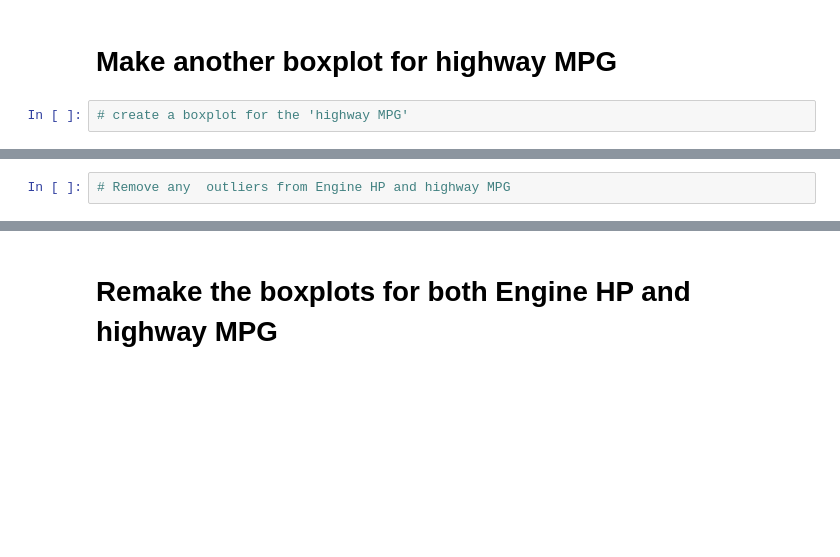
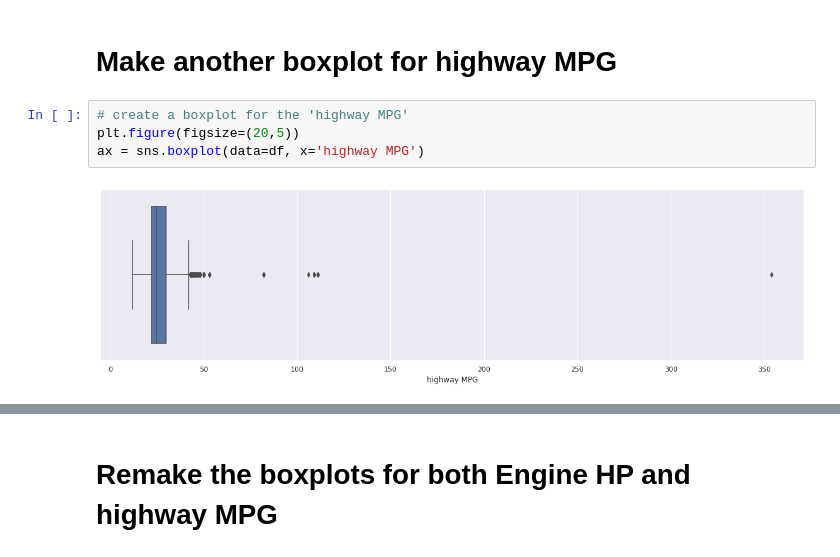
Before and after one commit to okGus/2021-fall-data-science, a Jupyter notebook: Week-02-EDA/Exercise-EDA.ipynb, the cells around one changed output, grey strips where cells are left out. Cells and saved outputs as stored; diff of their text form; blank space fills up the shorter version.

```diff
--- a/Week-02-EDA/Exercise-EDA.ipynb
+++ b/Week-02-EDA/Exercise-EDA.ipynb
@@ -260,6 +252,10 @@ ax.set(xlim=(0,100000))
 # Make another boxplot for highway MPG
 # %%
 # create a boxplot for the 'highway MPG'
+plt.figure(figsize=(20,5))
+ax = sns.boxplot(data=df, x='highway MPG')
+# %% [output]
+[figure, added]
 # %% [markdown]
 # Remove any  outliers from Engine HP and highway MPG
 
@@ -273,5 +269,3 @@ ax.set(xlim=(0,100000))
 * Create condition mask for the values that are outliers above (in the 'Maximum' range).
 * Filter the dataframe to remove any values that are in the above section _OR_ the below section. (hint; it may be easier to use the inverse selection '~'.
 * Make the same boxplots of Engine HP and Highway MPG as before but with the this dataframe.
-# %%
-# Remove any  outliers from Engine HP and highway MPG
```
Also changed, not shown: parts of 16 cells of this notebook.
